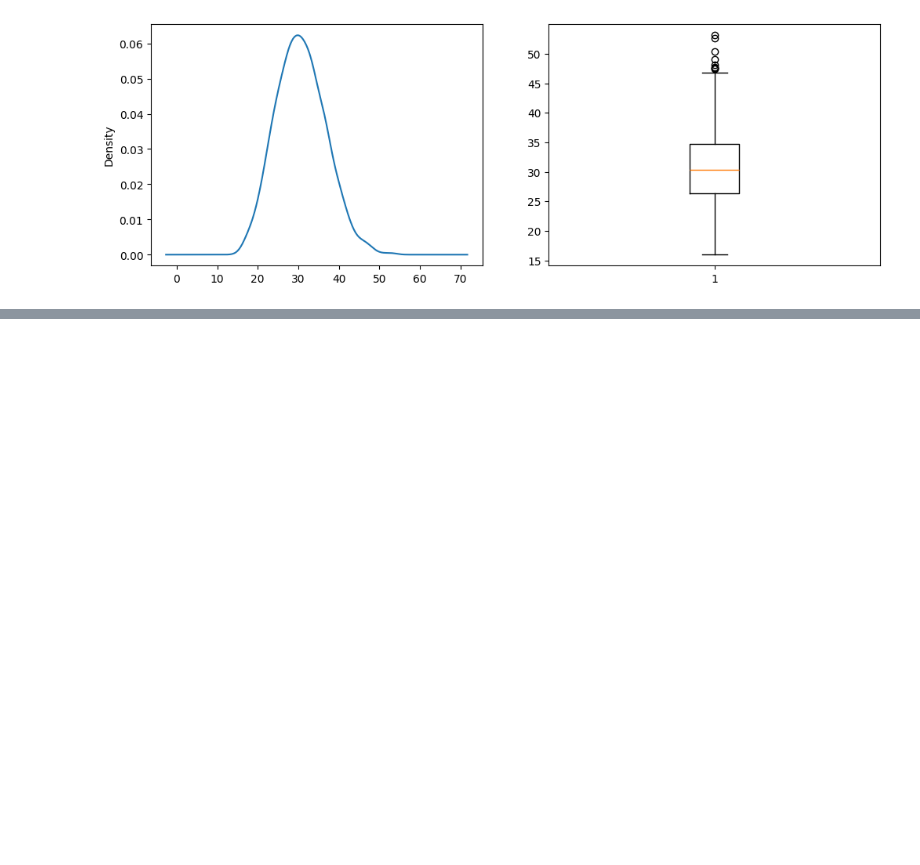
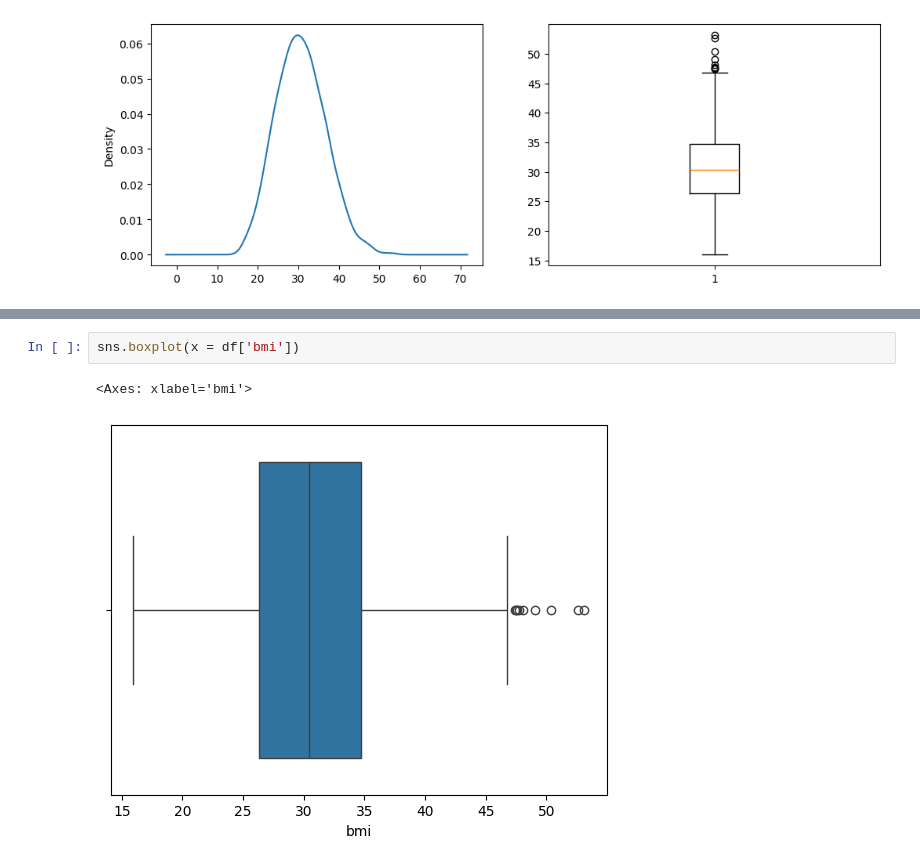
Before and after one commit to AryaWiratama26/EDA1, a Jupyter notebook: Belajar_EDA_1.ipynb, the cells around one changed output, grey strips where cells are left out. Drawn from its saved outputs; the diff is of its cells as text; blank space fills up the shorter version.

```diff
--- a/Belajar_EDA_1.ipynb
+++ b/Belajar_EDA_1.ipynb
@@ -131,0 +137,5 @@ plt.show()
+# %%
+sns.boxplot(x = df['bmi'])
+# %% [output]
+<Axes: xlabel='bmi'>
+[figure, added]
```
Also changed, not shown: parts of 4 cells of this notebook.
